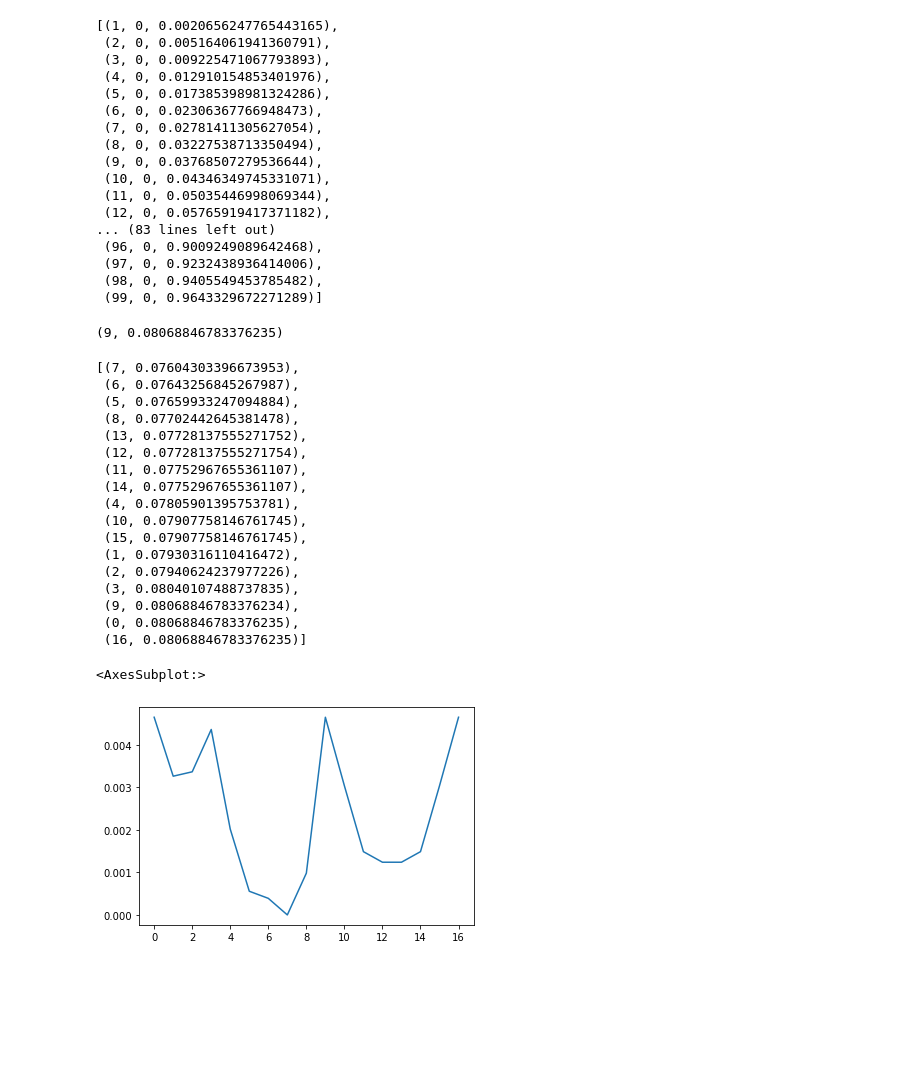
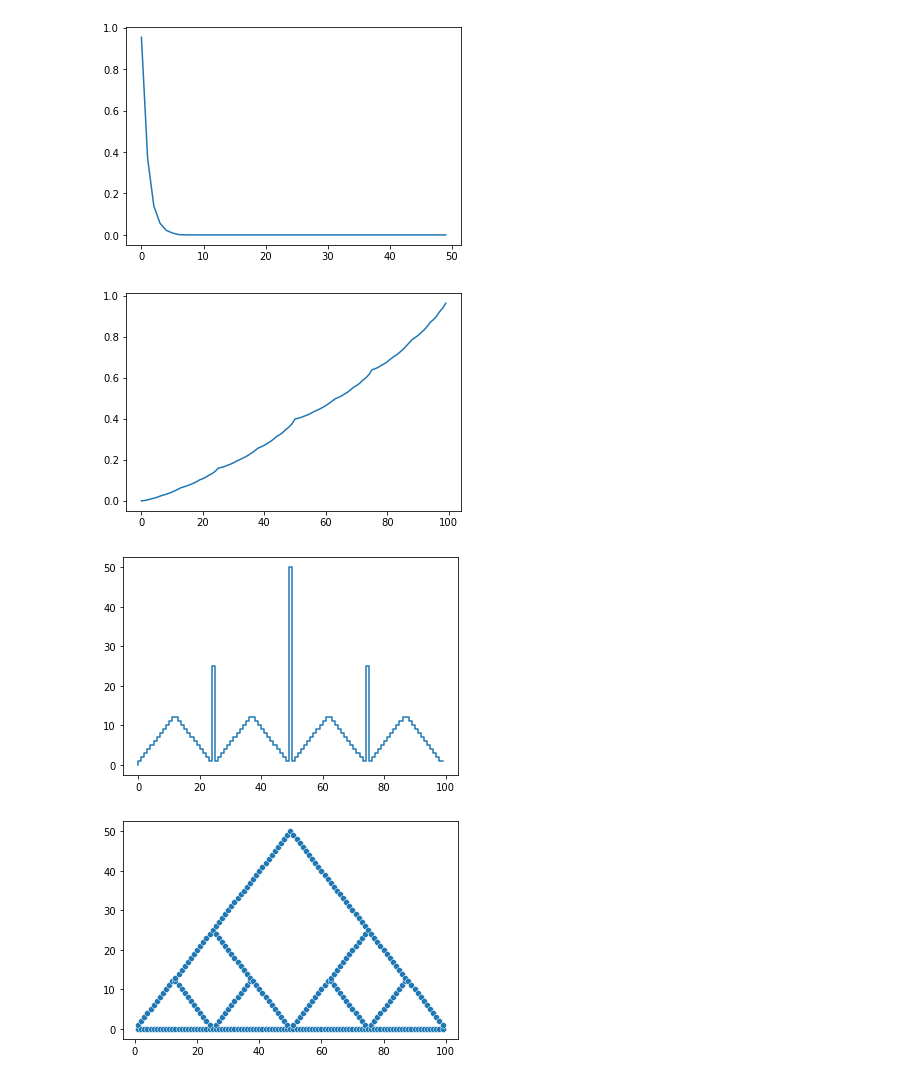
Before and after one commit to lbartnik/rl, a Jupyter notebook: 4.9/Evaluation.ipynb, the cells around one changed output. Saved outputs shown, nothing was run; the diff lists cells and outputs as text; code cells hidden in the pictures; blank space fills up the shorter version.

```diff
--- a/4.9/Evaluation.ipynb
+++ b/4.9/Evaluation.ipynb
@@ -105,3 +7,0 @@ class ValueIteration:
-# %%
-vi = ValueIteration()
-d = vi.loop(stop_delta=0, stop_iterations=32)
@@ -150,53 +8,23 @@ vi.possible_actions(4), vi.best_action(4)
-# %%
-[(x,) + vi.best_action(x) for x in range(1, 100)]
-# %% [output]
-[(1, 0, 0.0020656247765443165),
- (2, 0, 0.005164061941360791),
- (3, 0, 0.009225471067793893),
- (4, 0, 0.012910154853401976),
- (5, 0, 0.017385398981324286),
- (6, 0, 0.02306367766948473),
- (7, 0, 0.02781411305627054),
- (8, 0, 0.03227538713350494),
- (9, 0, 0.03768507279536644),
- (10, 0, 0.04346349745331071),
- (11, 0, 0.05035446998069344),
- (12, 0, 0.05765919417371182),
-... (83 lines left out)
- (96, 0, 0.9009249089642468),
- (97, 0, 0.9232438936414006),
- (98, 0, 0.9405549453785482),
- (99, 0, 0.9643329672271289)]
-# %%
-s=16
-vi.best_action(s)
-# %% [output]
-(9, 0.08068846783376235)
-# %%
-a=np.array(vi.possible_actions(s))
-b=list(enumerate(a))
-b.sort(key=lambda x: x[1])
-b
-# %% [output]
-[(7, 0.07604303396673953),
- (6, 0.07643256845267987),
- (5, 0.07659933247094884),
- (8, 0.07702442645381478),
- (13, 0.07728137555271752),
- (12, 0.07728137555271754),
- (11, 0.07752967655361107),
- (14, 0.07752967655361107),
- (4, 0.07805901395753781),
- (10, 0.07907758146761745),
- (15, 0.07907758146761745),
- (1, 0.07930316110416472),
- (2, 0.07940624237977226),
- (3, 0.08040107488737835),
- (9, 0.08068846783376234),
- (0, 0.08068846783376235),
- (16, 0.08068846783376235)]
-# %%
-sns.lineplot(x=range(len(a)), y=a-a.min())
-# %% [output]
-<AxesSubplot:>
-[figure, removed]
+# %%
+def run(ph):
+    vi = m.ValueIteration(ph=ph)
+    d = vi.loop(stop_delta=0, stop_iterations=50)
+
+    sns.lineplot(x=range(len(d)), y=d)
+    plt.show()
+
+    sns.lineplot(x=range(vi.win_state), y=vi.V[:-1])
+    plt.show()
+
+    sns.lineplot(x=range(vi.win_state), y=vi.P[:-1], drawstyle='steps-pre')
+    plt.show()
+
+    x, y = vi.equal_policies()
+    sns.scatterplot(x=x, y=y)
+# %%
+run(.4)
+# %% [output]
+[figure, added]
+[figure, added]
+[figure, added]
+[figure, added]
```
Also changed, not shown: parts of 9 cells of this notebook, 1 other file.
